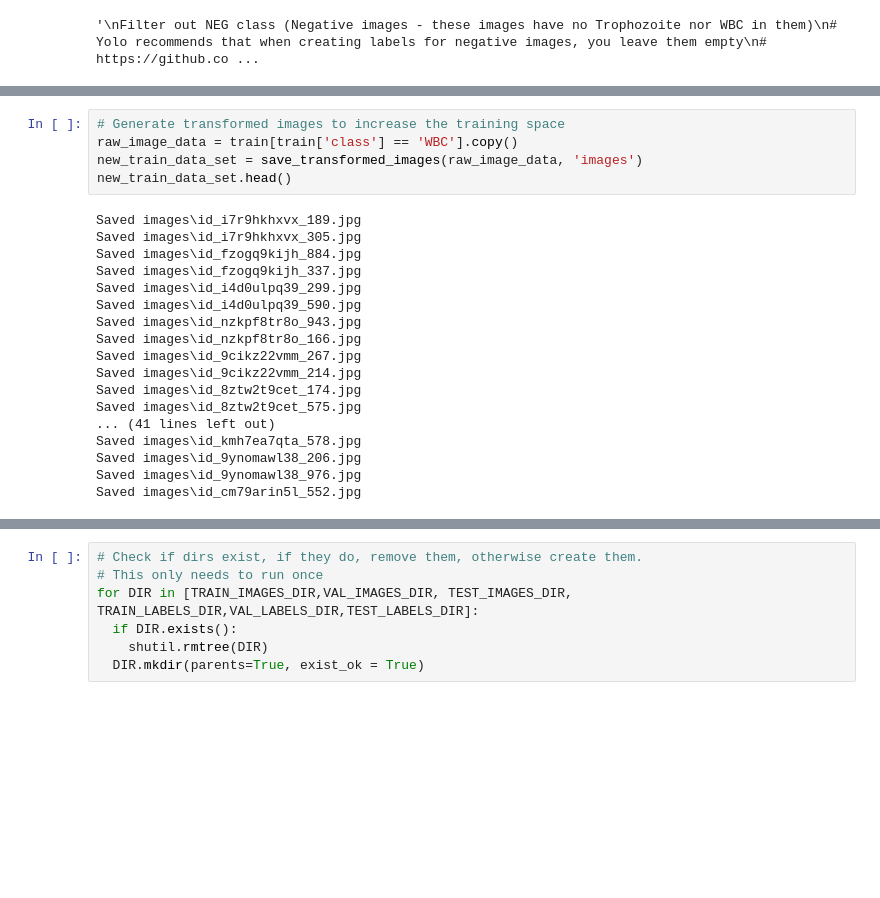
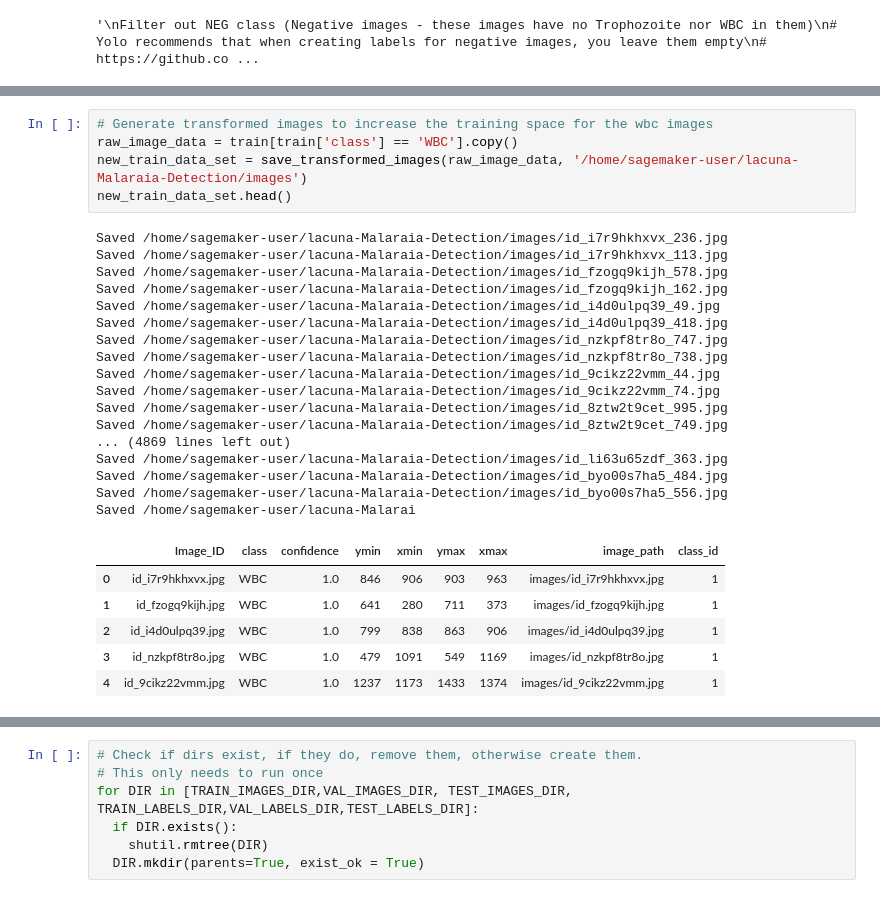
Before and after one commit to michaelgobz/lacuna-Malaraia-Detection, a Jupyter notebook: Lacuna_Malaria_Detection_work_space.ipynb, the cells around one changed output, grey strips where cells are left out. Saved outputs shown, nothing was run; the diff lists cells and outputs as text; blank space fills up the shorter version.

```diff
--- a/Lacuna_Malaria_Detection_work_space.ipynb
+++ b/Lacuna_Malaria_Detection_work_space.ipynb
@@ -239,28 +232,34 @@ def save_transformed_images(train_set, output_dir, num_images=2):
 
     return new_train_data
 # %%
-# Generate transformed images to increase the training space
+# Generate transformed images to increase the training space for the wbc images
 raw_image_data = train[train['class'] == 'WBC'].copy()
-new_train_data_set = save_transformed_images(raw_image_data, 'images')
+new_train_data_set = save_transformed_images(raw_image_data, '/home/sagemaker-user/lacuna-Malaraia-Detection/images')
 new_train_data_set.head()
 # %% [output]
-Saved images\id_i7r9hkhxvx_189.jpg
-Saved images\id_i7r9hkhxvx_305.jpg
-Saved images\id_fzogq9kijh_884.jpg
-Saved images\id_fzogq9kijh_337.jpg
-Saved images\id_i4d0ulpq39_299.jpg
-Saved images\id_i4d0ulpq39_590.jpg
-Saved images\id_nzkpf8tr8o_943.jpg
-Saved images\id_nzkpf8tr8o_166.jpg
-Saved images\id_9cikz22vmm_267.jpg
-Saved images\id_9cikz22vmm_214.jpg
-Saved images\id_8ztw2t9cet_174.jpg
-Saved images\id_8ztw2t9cet_575.jpg
-... (41 lines left out)
-Saved images\id_kmh7ea7qta_578.jpg
-Saved images\id_9ynomawl38_206.jpg
-Saved images\id_9ynomawl38_976.jpg
-Saved images\id_cm79arin5l_552.jpg
+Saved /home/sagemaker-user/lacuna-Malaraia-Detection/images/id_i7r9hkhxvx_236.jpg
+Saved /home/sagemaker-user/lacuna-Malaraia-Detection/images/id_i7r9hkhxvx_113.jpg
+Saved /home/sagemaker-user/lacuna-Malaraia-Detection/images/id_fzogq9kijh_578.jpg
+Saved /home/sagemaker-user/lacuna-Malaraia-Detection/images/id_fzogq9kijh_162.jpg
+Saved /home/sagemaker-user/lacuna-Malaraia-Detection/images/id_i4d0ulpq39_49.jpg
+Saved /home/sagemaker-user/lacuna-Malaraia-Detection/images/id_i4d0ulpq39_418.jpg
+Saved /home/sagemaker-user/lacuna-Malaraia-Detection/images/id_nzkpf8tr8o_747.jpg
+Saved /home/sagemaker-user/lacuna-Malaraia-Detection/images/id_nzkpf8tr8o_738.jpg
+Saved /home/sagemaker-user/lacuna-Malaraia-Detection/images/id_9cikz22vmm_44.jpg
+Saved /home/sagemaker-user/lacuna-Malaraia-Detection/images/id_9cikz22vmm_74.jpg
+Saved /home/sagemaker-user/lacuna-Malaraia-Detection/images/id_8ztw2t9cet_995.jpg
+Saved /home/sagemaker-user/lacuna-Malaraia-Detection/images/id_8ztw2t9cet_749.jpg
+... (4869 lines left out)
+Saved /home/sagemaker-user/lacuna-Malaraia-Detection/images/id_li63u65zdf_363.jpg
+Saved /home/sagemaker-user/lacuna-Malaraia-Detection/images/id_byo00s7ha5_484.jpg
+Saved /home/sagemaker-user/lacuna-Malaraia-Detection/images/id_byo00s7ha5_556.jpg
+Saved /home/sagemaker-user/lacuna-Malarai
+|  | Image_ID | class | confidence | ymin | xmin | ymax | xmax | image_path | class_id |
+| 0 | id_i7r9hkhxvx.jpg | WBC | 1.0 | 846 | 906 | 903 | 963 | images/id_i7r9hkhxvx.jpg | 1 |
+| 1 | id_fzogq9kijh.jpg | WBC | 1.0 | 641 | 280 | 711 | 373 | images/id_fzogq9kijh.jpg | 1 |
+| 2 | id_i4d0ulpq39.jpg | WBC | 1.0 | 799 | 838 | 863 | 906 | images/id_i4d0ulpq39.jpg | 1 |
+| 3 | id_nzkpf8tr8o.jpg | WBC | 1.0 | 479 | 1091 | 549 | 1169 | images/id_nzkpf8tr8o.jpg | 1 |
+| 4 | id_9cikz22vmm.jpg | WBC | 1.0 | 1237 | 1173 | 1433 | 1374 | images/id_9cikz22vmm.jpg | 1 |
 # %%
 # preview the raw distributon of classes in the dataset
 new_train_data_set['class'].value_counts(normalize = True)
```
Also changed, not shown: parts of 14 cells of this notebook, 2 other files.
